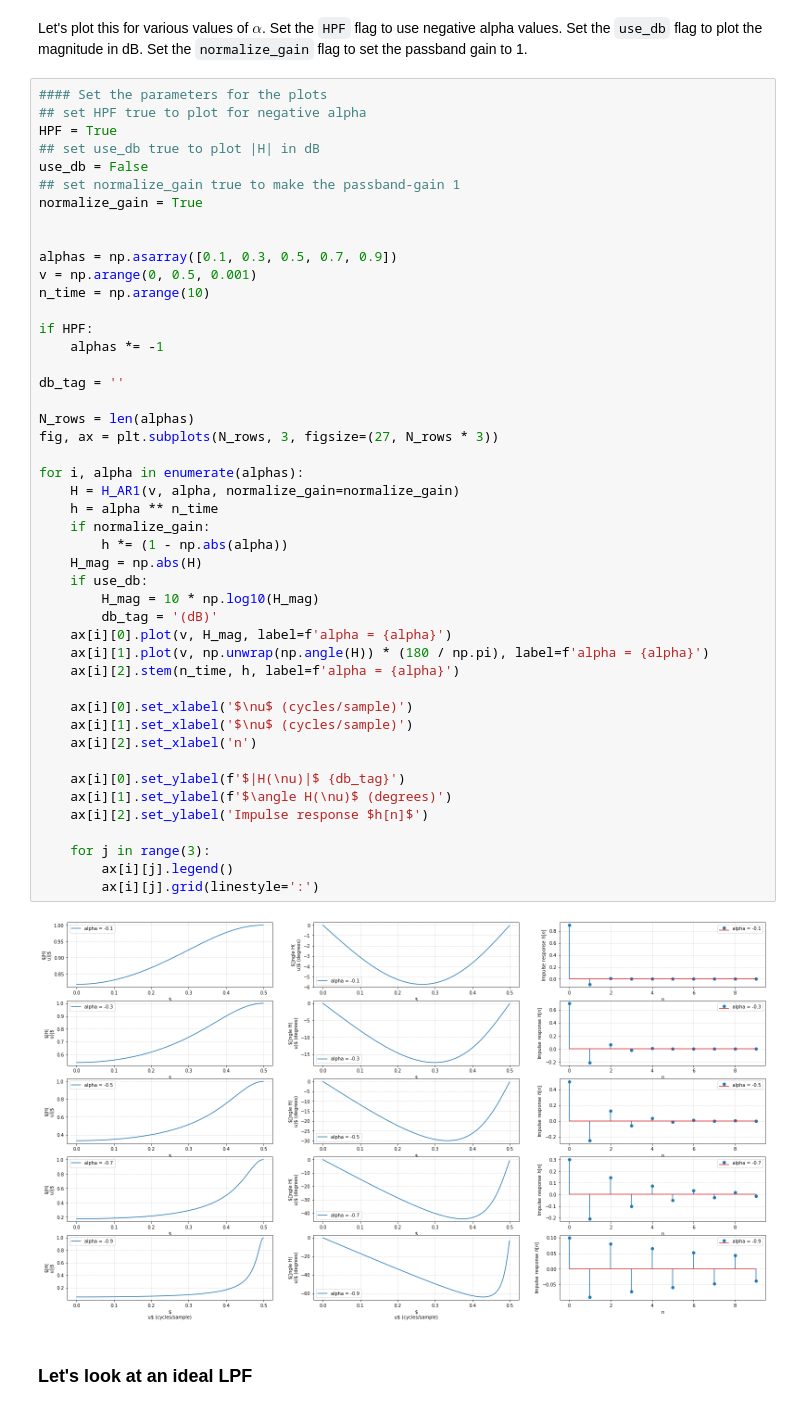
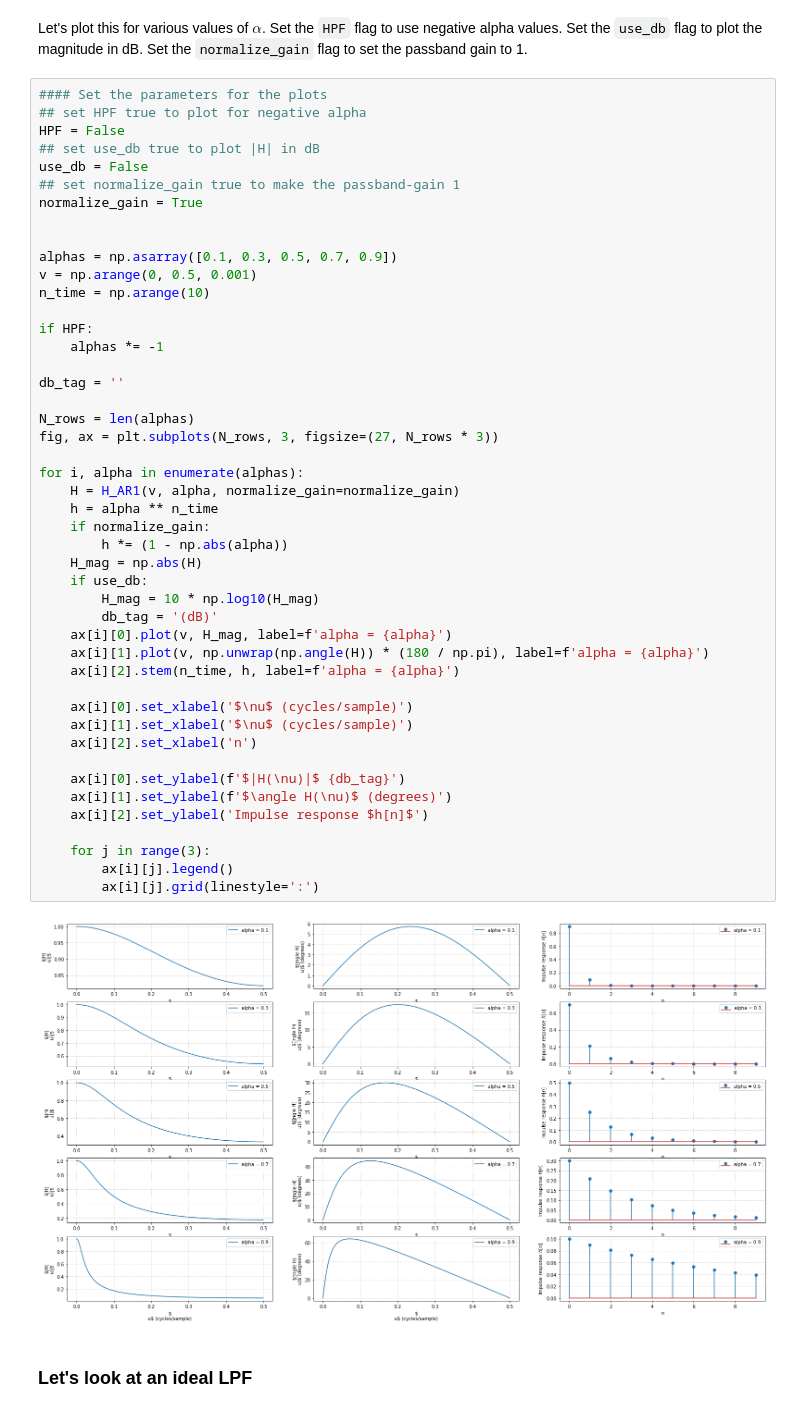
Before and after one commit to keithchugg/ee301_spring2021, a Jupyter notebook: lecture_examples/DTFT_examples.ipynb, the cells around one changed output. Cells and saved outputs as stored; diff of their text form.

```diff
--- a/lecture_examples/DTFT_examples.ipynb
+++ b/lecture_examples/DTFT_examples.ipynb
@@ -16,7 +18,7 @@ Let's plot this for various values of $\alpha$.  Set the `HPF` flag to use negat
 # %%
 #### Set the parameters for the plots
 ## set HPF true to plot for negative alpha
-HPF = True
+HPF = False
 ## set use_db true to plot |H| in dB
 use_db = False
 ## set normalize_gain true to make the passband-gain 1
@@ -33,34 +35,34 @@ if HPF:
 db_tag = ''
 
 N_rows = len(alphas)
 fig, ax = plt.subplots(N_rows, 3, figsize=(27, N_rows * 3))
 
 for i, alpha in enumerate(alphas):
     H = H_AR1(v, alpha, normalize_gain=normalize_gain)
     h = alpha ** n_time
     if normalize_gain:
         h *= (1 - np.abs(alpha))
     H_mag = np.abs(H)
     if use_db:
         H_mag = 10 * np.log10(H_mag)
         db_tag = '(dB)'
     ax[i][0].plot(v, H_mag, label=f'alpha = {alpha}')
     ax[i][1].plot(v, np.unwrap(np.angle(H)) * (180 / np.pi), label=f'alpha = {alpha}')
     ax[i][2].stem(n_time, h, label=f'alpha = {alpha}')
 
     ax[i][0].set_xlabel('$\nu$ (cycles/sample)')
     ax[i][1].set_xlabel('$\nu$ (cycles/sample)')
     ax[i][2].set_xlabel('n')
 
     ax[i][0].set_ylabel(f'$|H(\nu)|$ {db_tag}')
     ax[i][1].set_ylabel(f'$\angle H(\nu)$ (degrees)')
     ax[i][2].set_ylabel('Impulse response $h[n]$')
 
     for j in range(3):
         ax[i][j].legend()
         ax[i][j].grid(linestyle=':')
 # %% [output]
-[figure, old version]
+[figure, new version]
 # %% [markdown]
 ### Let's look at an ideal LPF
 # %%
```
Also changed, not shown: parts of 2 cells of this notebook.
